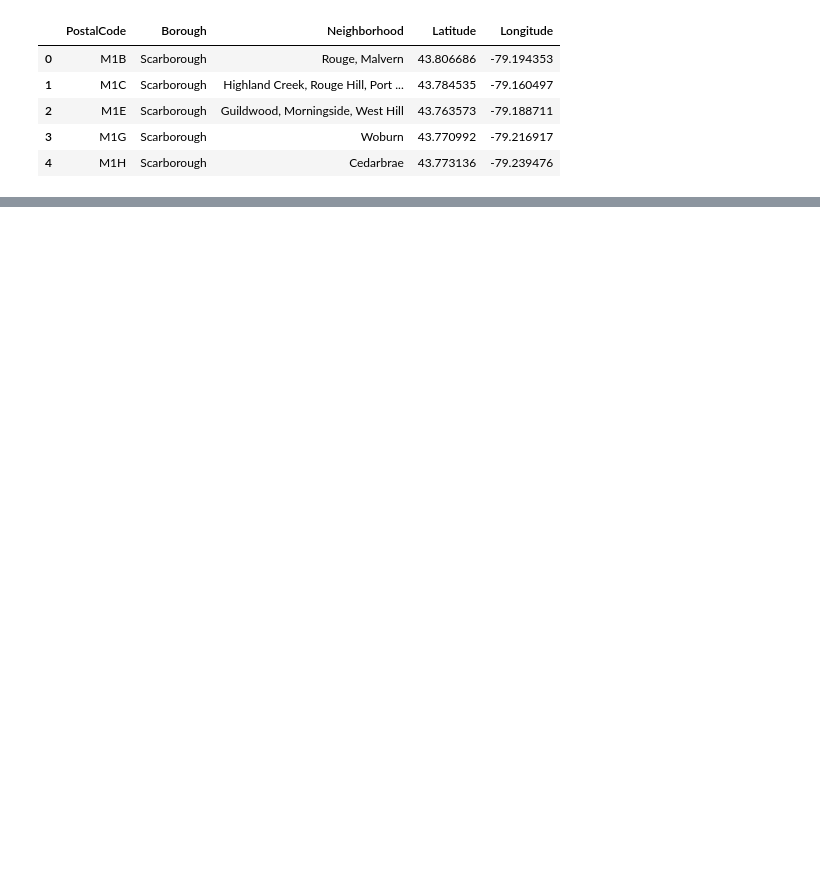
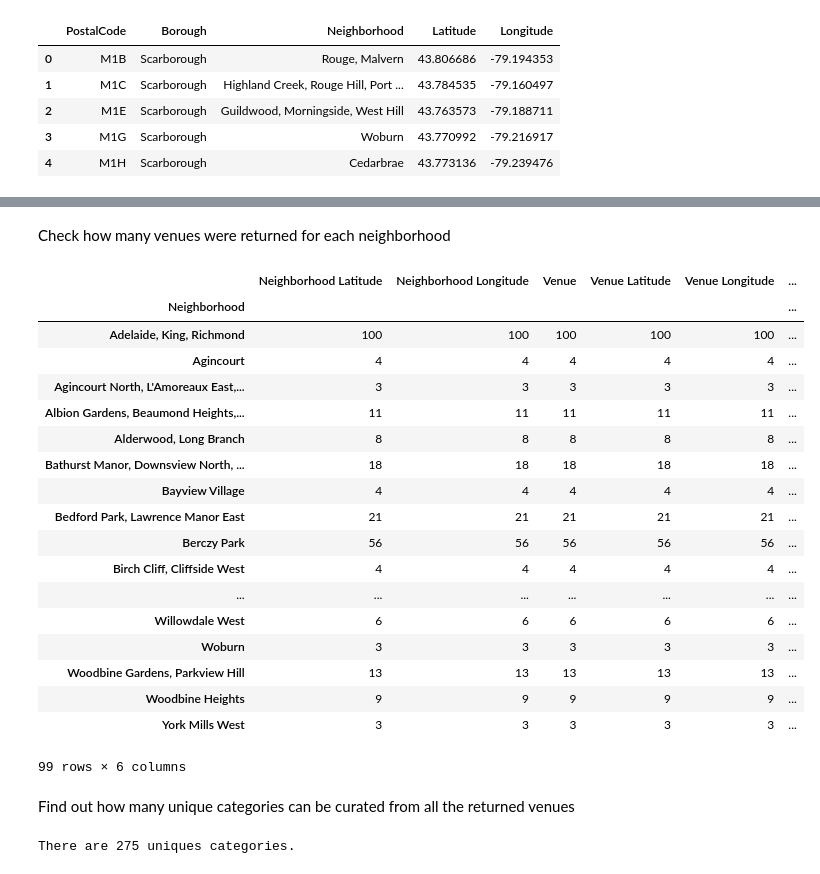
Before and after one commit to yaolongds/Coursera_Capstone, a Jupyter notebook: Capstone_Project_Notebook.ipynb, the cells around one changed output, grey strips where cells are left out. Drawn from its saved outputs; the diff is of its cells as text; code cells hidden in the pictures; blank space fills up the shorter version.

```diff
--- a/Capstone_Project_Notebook.ipynb
+++ b/Capstone_Project_Notebook.ipynb
@@ -86,0 +219,5 @@ df_toronto.head()
+# %%
+radius = 500
+LIMIT = 100
+url = 'https://api.foursquare.com/v2/venues/explore?client_id={}&client_secret={}&ll={},{}&v={}&radius={}&limit={}'.format(CLIENT_ID, CLIENT_SECRET, neighborhood_latitude, neighborhood_longitude, VERSION, radius, LIMIT)
+results = requests.get(url).json()
@@ -86,0 +226,12 @@ df_toronto.head()
+# %%
+# function that extracts the category of the venue
+def get_category_type(row):
+    try:
+        categories_list = row['categories']
+    except:
+        categories_list = row['venue.categories']
+
+    if len(categories_list) == 0:
+        return None
+    else:
+        return categories_list[0]['name']
@@ -86,0 +240,16 @@ df_toronto.head()
+# %%
+venues = results['response']['groups'][0]['items']
+
+nearby_venues = json_normalize(venues) # flatten JSON
+
+# filter columns
+filtered_columns = ['venue.name', 'venue.categories', 'venue.location.lat', 'venue.location.lng']
+nearby_venues =nearby_venues.loc[:, filtered_columns]
+
+# filter the category for each row
+nearby_venues['venue.categories'] = nearby_venues.apply(get_category_type, axis=1)
+
+# clean columns
+nearby_venues.columns = [col.split(".")[-1] for col in nearby_venues.columns]
+
+nearby_venues.head()
@@ -86,0 +308,7 @@ df_toronto.head()
+# %%
+toronto_venues = getNearbyVenues(names = toronto_data['Neighborhood'],
+                                   latitudes = toronto_data['Latitude'],
+                                   longitudes = toronto_data['Longitude']
+                                  )
+print(toronto_venues.shape)
+toronto_venues.head()
@@ -86,0 +323,30 @@ df_toronto.head()
+# %% [markdown]
+Check how many venues were returned for each neighborhood
+# %%
+toronto_venues.groupby('Neighborhood').count()
+# %% [output]
+|  | Neighborhood Latitude | Neighborhood Longitude | Venue | Venue Latitude | Venue Longitude | ... |
+| Neighborhood |  |  |  |  |  | ... |
+| Adelaide, King, Richmond | 100 | 100 | 100 | 100 | 100 | ... |
+| Agincourt | 4 | 4 | 4 | 4 | 4 | ... |
+| Agincourt North, L'Amoreaux East,... | 3 | 3 | 3 | 3 | 3 | ... |
+| Albion Gardens, Beaumond Heights,... | 11 | 11 | 11 | 11 | 11 | ... |
+| Alderwood, Long Branch | 8 | 8 | 8 | 8 | 8 | ... |
+| Bathurst Manor, Downsview North, ... | 18 | 18 | 18 | 18 | 18 | ... |
+| Bayview Village | 4 | 4 | 4 | 4 | 4 | ... |
+| Bedford Park, Lawrence Manor East | 21 | 21 | 21 | 21 | 21 | ... |
+| Berczy Park | 56 | 56 | 56 | 56 | 56 | ... |
+| Birch Cliff, Cliffside West | 4 | 4 | 4 | 4 | 4 | ... |
+| ... | ... | ... | ... | ... | ... | ... |
+| Willowdale West | 6 | 6 | 6 | 6 | 6 | ... |
+| Woburn | 3 | 3 | 3 | 3 | 3 | ... |
+| Woodbine Gardens, Parkview Hill | 13 | 13 | 13 | 13 | 13 | ... |
+| Woodbine Heights | 9 | 9 | 9 | 9 | 9 | ... |
+| York Mills West | 3 | 3 | 3 | 3 | 3 | ... |
+99 rows × 6 columns
+# %% [markdown]
+Find out how many unique categories can be curated from all the returned venues
+# %%
+print('There are {} uniques categories.'.format(len(toronto_venues['Venue Category'].unique())))
+# %% [output]
+There are 275 uniques categories.
```
Also changed, not shown: parts of 75 cells of this notebook.
